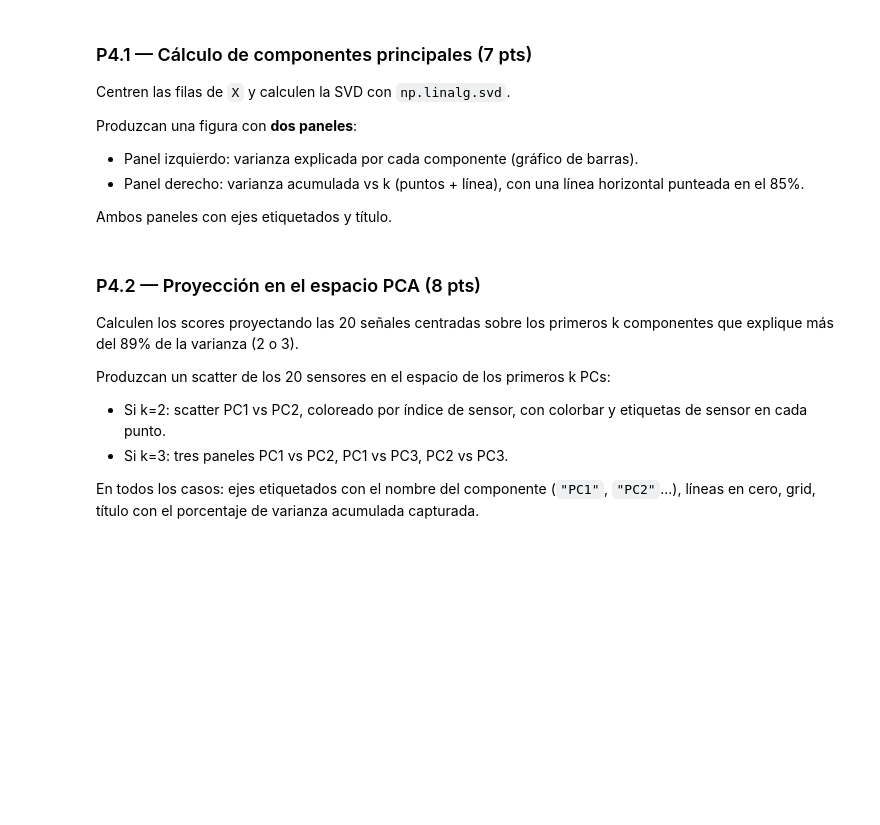
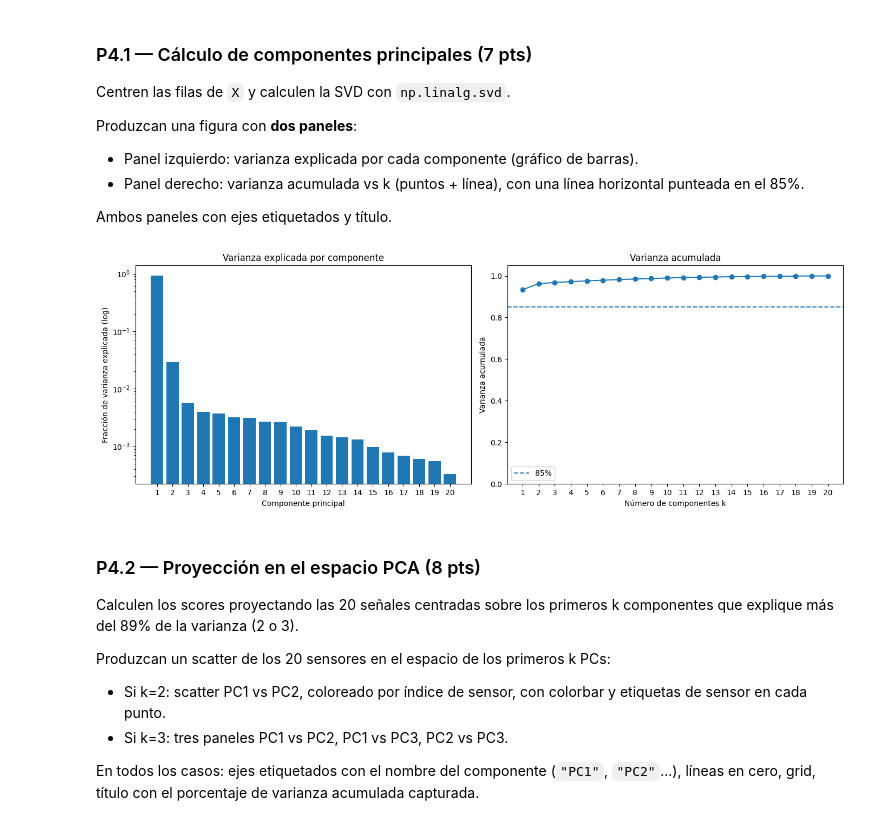
Before and after one commit to manubastidas/programacionCientifica, a Jupyter notebook: Evaluacion/londono_serna_evaluacion1.ipynb, the cells around one changed output. Saved outputs shown, nothing was run; the diff lists cells and outputs as text; code cells hidden in the pictures; blank space fills up the shorter version.

```diff
--- a/Evaluacion/londono_serna_evaluacion1.ipynb
+++ b/Evaluacion/londono_serna_evaluacion1.ipynb
@@ -408,6 +411,49 @@ Produzcan una figura con **dos paneles**:
   horizontal punteada en el 85%.
 
 Ambos paneles con ejes etiquetados y título.
+# %%
+import numpy as np
+import matplotlib.pyplot as plt
+
+# Centrar las filas: restar la media temporal de cada sensor
+X_centered = X - X.mean(axis=1, keepdims=True)
+
+# SVD
+U, S, Vt = np.linalg.svd(X_centered, full_matrices=False)
+
+# Varianza explicada
+var_exp = S**2 / np.sum(S**2)
+
+# Varianza acumulada
+var_acum = np.cumsum(var_exp)
+
+# Número de componentes
+k = np.arange(1, len(var_exp) + 1)
+
+fig, axes = plt.subplots(1, 2, figsize=(14, 5))
+
+# Panel izquierdo: varianza explicada (escala logarítmica)
+axes[0].bar(k, var_exp)
+axes[0].set_yscale('log')
+axes[0].set_title('Varianza explicada por componente')
+axes[0].set_xlabel('Componente principal')
+axes[0].set_ylabel('Fracción de varianza explicada (log)')
+axes[0].set_xticks(k)
+
+# Panel derecho: varianza acumulada
+axes[1].plot(k, var_acum, marker='o')
+axes[1].axhline(0.85, linestyle='--', label='85%')
+axes[1].set_title('Varianza acumulada')
+axes[1].set_xlabel('Número de componentes k')
+axes[1].set_ylabel('Varianza acumulada')
+axes[1].set_xticks(k)
+axes[1].set_ylim(0, 1.05)
+axes[1].legend()
+
+plt.tight_layout()
+plt.show()
+# %% [output]
+[figure, added]
 # %% [markdown]
 ### P4.2 — Proyección en el espacio PCA (8 pts)
 
```
Also changed, not shown: parts of 2 cells of this notebook.
